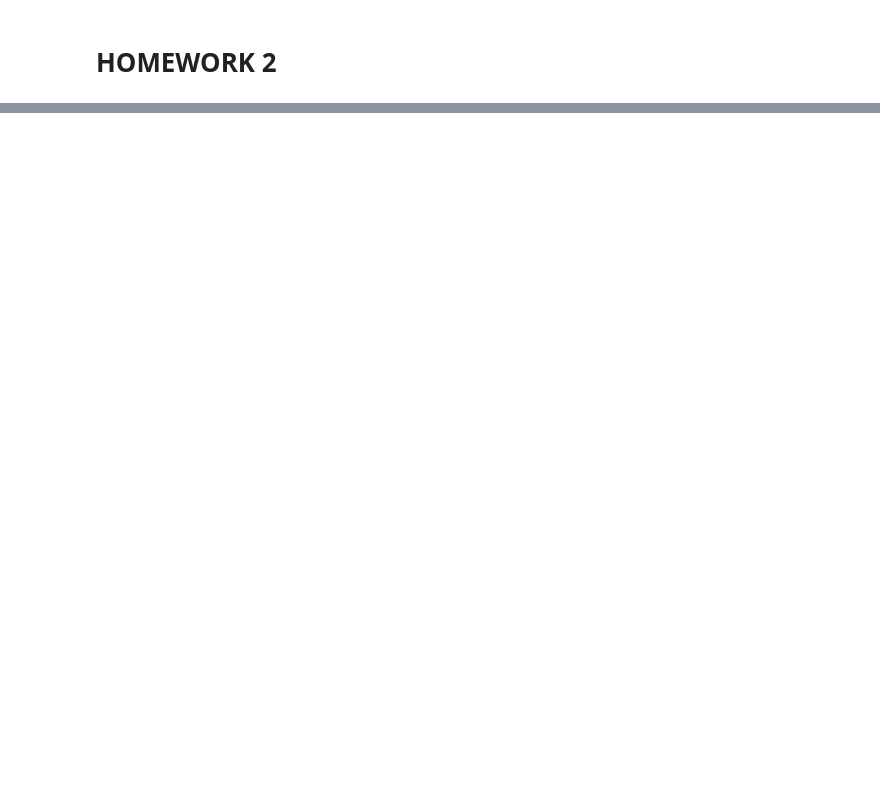
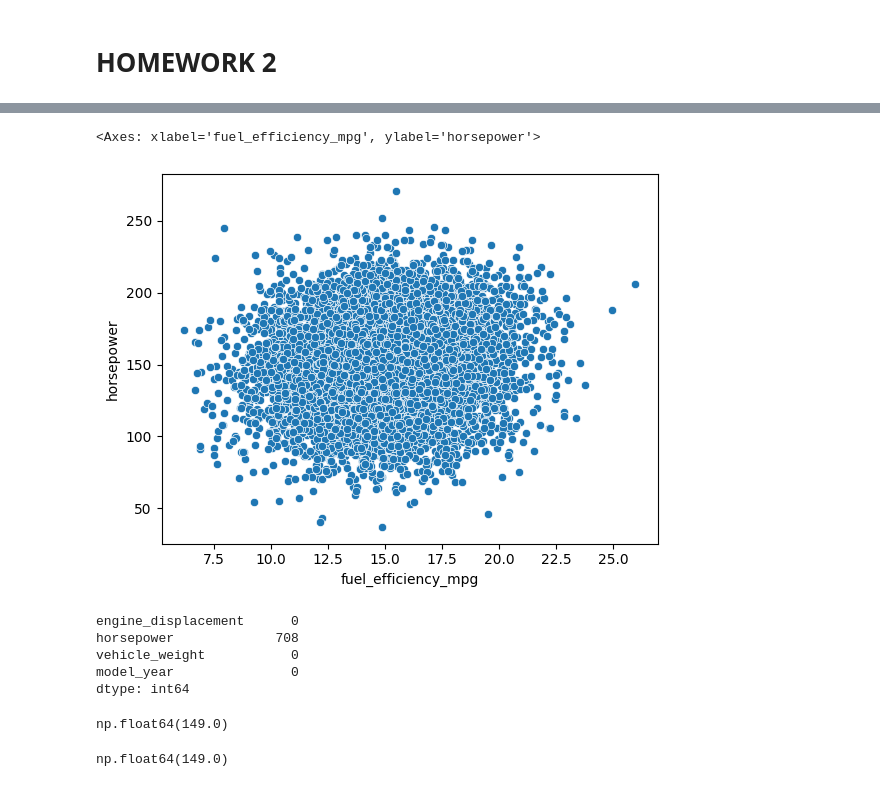
Before and after one commit to AdhamMahgoub2000/machine-learning-zoomcamp2025, a Jupyter notebook: 2-Regression /homework-2.ipynb, the cells around one changed output, grey strips where cells are left out. Cells and saved outputs as stored; diff of their text form; code cells hidden in the pictures; blank space fills up the shorter version.

```diff
--- a/2-Regression /homework-2.ipynb
+++ b/2-Regression /homework-2.ipynb
@@ -13,0 +32,21 @@ sns.histplot(df.horsepower[df.horsepower < 150], bins=50)
+# %%
+sns.scatterplot(data=df, x='fuel_efficiency_mpg', y='horsepower')
+# %% [output]
+<Axes: xlabel='fuel_efficiency_mpg', ylabel='horsepower'>
+[figure, added]
+# %%
+df[base].isnull().sum()
+# %% [output]
+engine_displacement      0
+horsepower             708
+vehicle_weight           0
+model_year               0
+dtype: int64
+# %%
+df['horsepower'].median()
+# %% [output]
+np.float64(149.0)
+# %%
+df['horsepower'].quantile(0.5)
+# %% [output]
+np.float64(149.0)
```
Also changed, not shown: parts of 37 cells of this notebook.
